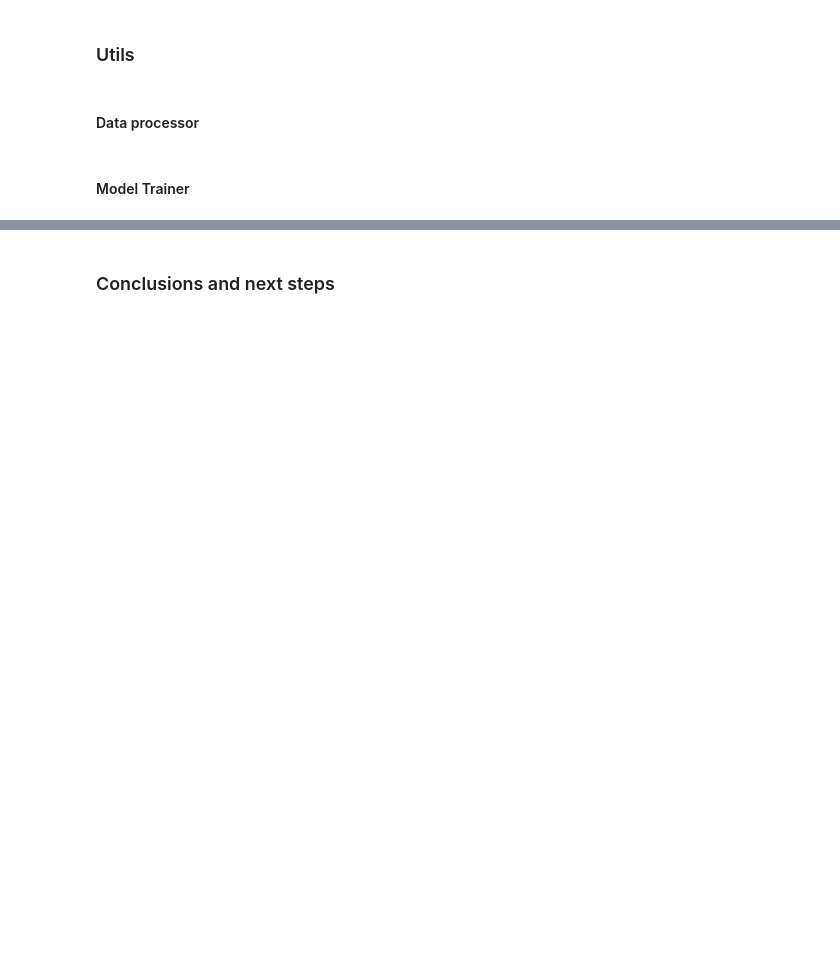
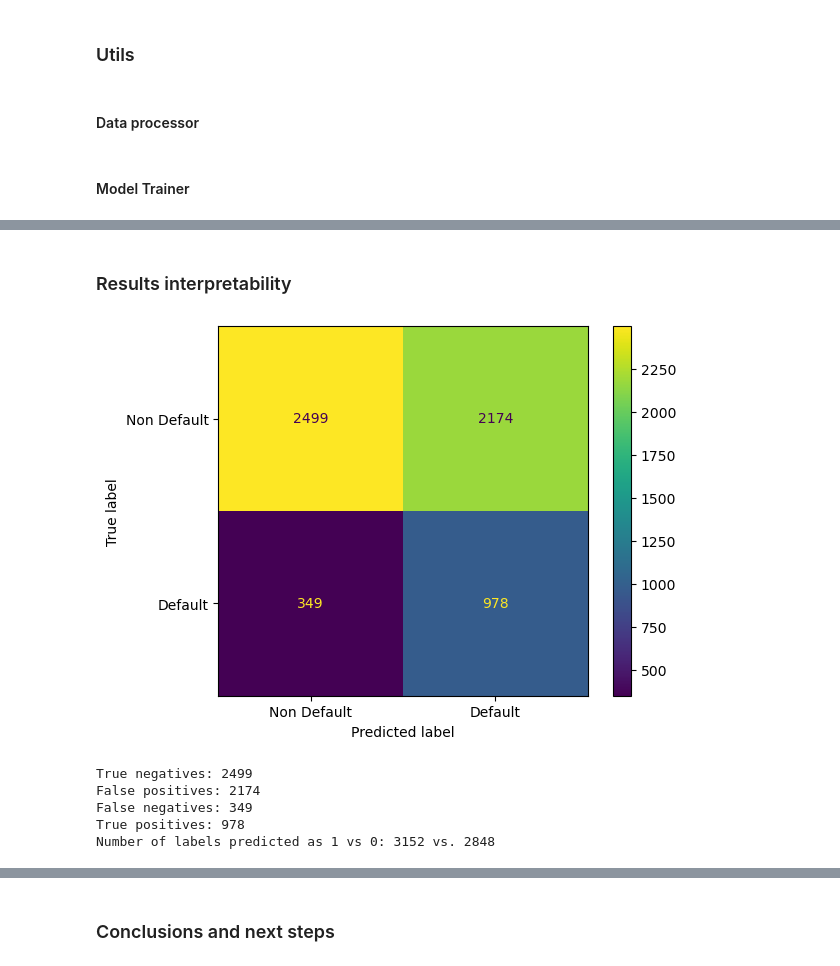
Before and after one commit to MafSV20180073/credit_default_prediction, a Jupyter notebook: notebooks/03_modeling_and_evaluation.ipynb, the cells around one changed output, grey strips where cells are left out. Cells and saved outputs as stored; diff of their text form; code cells hidden in the pictures; blank space fills up the shorter version.

Commit message:
Add model trainer code, feature selection, train and evaluate models, analyze and interpretation of results

```diff
--- a/notebooks/03_modeling_and_evaluation.ipynb
+++ b/notebooks/03_modeling_and_evaluation.ipynb
@@ -365,0 +707,25 @@ AttributeError: 'numpy.ndarray' object has no attribute 'sample'
+# %%
+svc = SVC(random_state=seed)
+# %%
+X_train, y_train, X_val, y_val, X_test, y_test = svm_data_processor.get_datasets()
+
+models_trainer = ModelTrainer(X_train, y_train, X_val, y_val, X_test, y_test, seed)
+# %%
+models_trainer.train_classifier(
+    classifier=svc,
+    classifier_name="SVM_with_feature_engineering",
+    perform_feature_selection=False,
+    feature_selection_algorithm="f_classif",
+    num_features=15
+)
+
+models_trainer.evaluate_classifier(
+    classifier_name="SVM_with_feature_engineering",
+    store_results=True,
+    print_classification_report=True,
+    display_confusion_matrix=False
+)
+
+results = models_trainer.get_results_dict()
+df_results_svm = pd.DataFrame.from_dict(results, orient="index")
+df_results_svm.sort_values(by="test_recall_score", ascending=False).T
@@ -389,0 +848,36 @@ array([[ 0.09916111,  0.21860313,  0.60424911, ...,  0.94317227,
+# %% [markdown]
+### Results interpretability
+# %%
+X_train, y_train = models_trainer.X_train, models_trainer.y_train
+X_test, y_test = models_trainer.X_test, models_trainer.y_test
+# %%
+# Confusion matrix
+best_model = models_trainer.models.get("SVM_with_feature_engineering")
+
+cm = confusion_matrix(y_test.values, best_model.predict(X_test))
+
+disp = ConfusionMatrixDisplay(
+    confusion_matrix=cm,
+    display_labels=['Non Default', 'Default']
+)
+
+disp.plot()
+
+plt.show()
+# %% [output]
+[figure, added]
+# %%
+tn, fp, fn, tp = cm.ravel()
+
+print(f"True negatives: {tn}")
+print(f"False positives: {fp}")
+print(f"False negatives: {fn}")
+print(f"True positives: {tp}")
+
+print(f"Number of labels predicted as 1 vs 0: {tp + fp} vs. {tn + fn}")
+# %% [output]
+True negatives: 2499
+False positives: 2174
+False negatives: 349
+True positives: 978
+Number of labels predicted as 1 vs 0: 3152 vs. 2848
```
Also changed, not shown: parts of 30 cells of this notebook, 1 other file.
